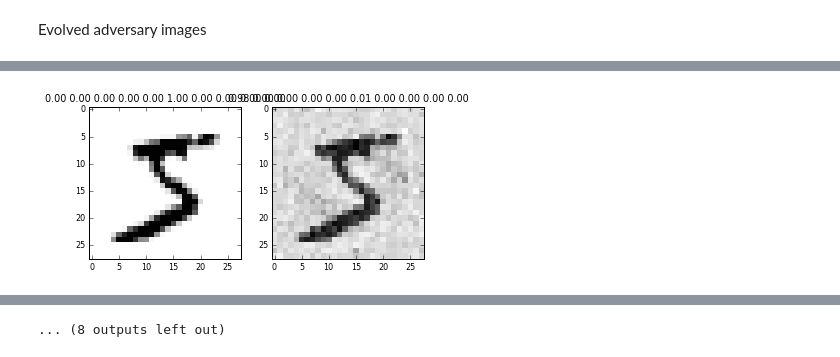
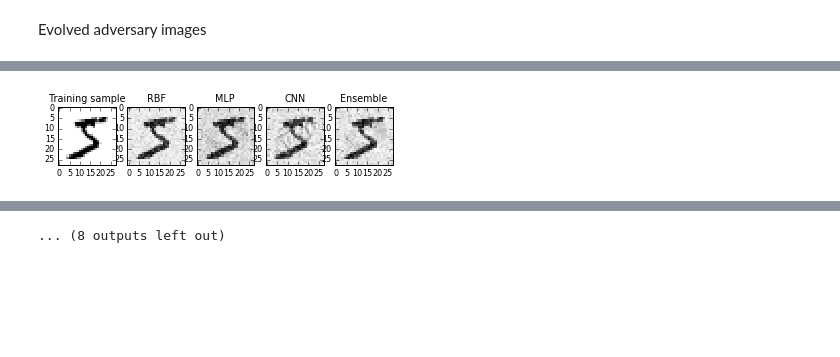
Before and after one commit to PetraVidnerova/pyGAAdversary, a Jupyter notebook: show_individuals.ipynb, the cells around one changed output, grey strips where cells are left out. Drawn from its saved outputs; the diff is of its cells as text; code cells hidden in the pictures; blank space fills up the shorter version.

Commit message:
notebook show and save adversarial images, makes overview of results

```diff
--- a/show_individuals.ipynb
+++ b/show_individuals.ipynb
@@ -7,6 +7,10 @@ from keras.models import model_from_json
 from keras.datasets import mnist
 import matplotlib.pyplot as plot
 from matplotlib import rcParams
+import pickle
+import sys
+sys.path.insert(0, '/home/petra/pyRBF/')
+from rbf import *
 
 
 def probs_to_string(prob):
@@ -18,11 +22,29 @@ def probs_to_string(prob):
 
 
 # Load saved individuals.
-X = np.load("adversary_inputs_matrix.npy")
+X = np.load("adversary_inputs_against_rbf.npy")
+X_mlp = np.load("adversary_inputs_matrix.npy")
+X_ens = np.load("adversary_inputs_against_ensemble.npy")
+X_cnn = np.load("adversary_inputs_against_cnn.npy")
 
-#  Load trained MLP.
-model = model_from_json(open("mlp.json").read())
-model.load_weights("mlp_weights.h5")
+#  Load trained model.
+# mlp
+mlp = model_from_json(open("mlp.json").read())
+mlp.load_weights("mlp_weights.h5")
+
+# cnn
+cnn = model_from_json(open("cnn.json").read())
+cnn.load_weights("cnn_weights.h5")
+
+# ensample
+ensemble = []
+for i in range(10):
+    model = model_from_json(open("mlp.json").read())
+    model.load_weights("mlp_weights.h5")
+    ensemble.append(model)
+
+# rbf
+rbf = pickle.load(open("rbf_mnist_4.pkl","rb"))
 
 # Load mnist data set.
 (X_train, y_train), (X_test, y_test) = mnist.load_data()
@@ -38,26 +60,56 @@ rcParams.update({'font.size': 8})
 # For each image print prediction and show image.
 for i in range(0,10):
 
-    res = model.predict(np.array([X[i]]))
-    print(probs_to_string(res[0]))
+    #  ------------------ RBF ---------------------
+    res = rbf.predict(np.array([X[i]]))
+    print("RBF", probs_to_string(res[0]))
 
     x = X[i].reshape(28,28)
-    plot.subplot(122)
+    plot.subplot(152)
     plot.imshow(x, interpolation="none", cmap=plot.cm.Greys)
-    #plot.title(probs_to_string(res[0]))
+    plot.title("RBF")
 
-    filename = "ga_%s.eps" % i
-    #plot.savefig(filename, orientation = 'portrait')
-    # plot.show()
+    # ------------------- MLP ---------------------
+    res = mlp.predict(np.array([X_mlp[i]]))
+    print("MLP", probs_to_string(res[0]))
 
+    x = X_mlp[i].reshape(28, 28)
+    plot.subplot(153)
+    plot.imshow(x, interpolation="none", cmap=plot.cm.Greys)
+    plot.title("MLP")
+
+    # -------------------- CNN -------------------
+    x = X_cnn[i].reshape(1,28, 28)
+    res = cnn.predict(np.array([x]))
+    print("CNN", probs_to_string(res[0]))
+
+    x = X_cnn[i].reshape(28, 28)
+    plot.subplot(154)
+    plot.imshow(x, interpolation="none", cmap=plot.cm.Greys)
+    plot.title("CNN")
+
+    # -------------------- ensemble ----------------
+    res = []
+    for k in range(10):
+        res.append( ensemble[k].predict(np.array([X_ens[i]]))[0])
+    res_mean = sum(res)
+    res_mean /= 10
+    print("ENS", probs_to_string(res_mean))
+
+    x = X_ens[i].reshape(28, 28)
+    plot.subplot(155)
+    plot.imshow(x, interpolation="none", cmap=plot.cm.Greys)
+    plot.title("Ensemble")
+
+    # ------------------ trainset -----------------
     train = X_train[i].reshape(28, 28)
-    plot.subplot(121)
+    plot.subplot(151)
     plot.imshow(train, interpolation="none", cmap=plot.cm.Greys)
+    plot.title("Training sample")
 
-    res = model.predict(np.array([X_train[i]]))
-    #plot.title(probs_to_string(res[0]))
 
-    filename = "train_%s.eps" % i
-    #plot.savefig(filename, orientation = 'portrait')
+
+    filename = "adversary_%s.eps" % i
+    plot.savefig(filename, bbox_inches='tight')
     plot.show()
 # %% [output]
@@ -65 +120 @@ for i in range(0,10):
-[figure, old version]
+[figure, new version]
```
Also changed, not shown: parts of 1 cell of this notebook.
